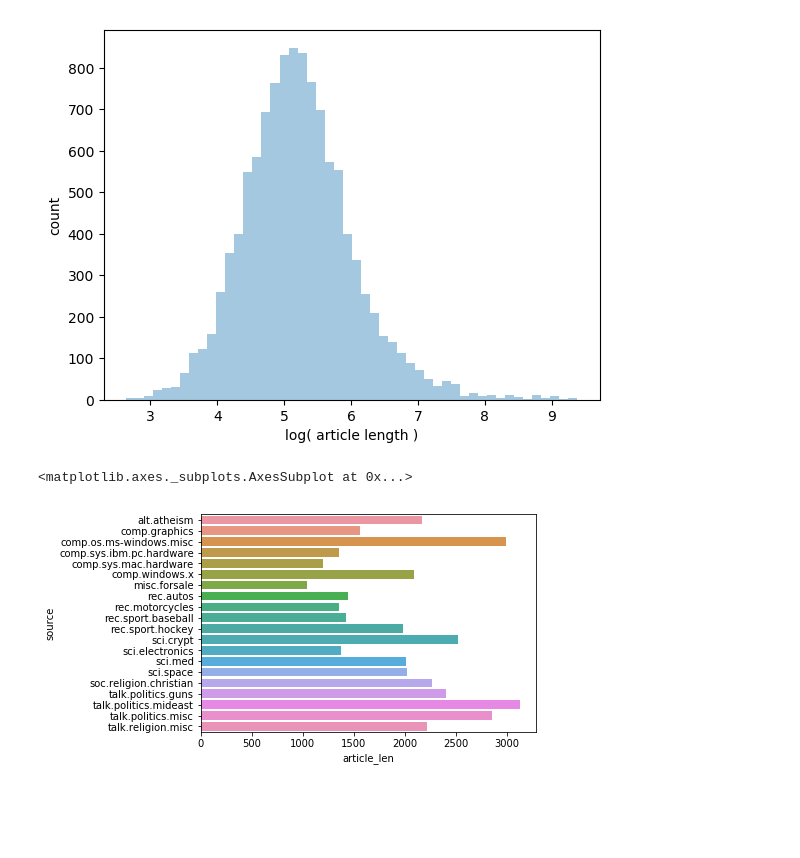
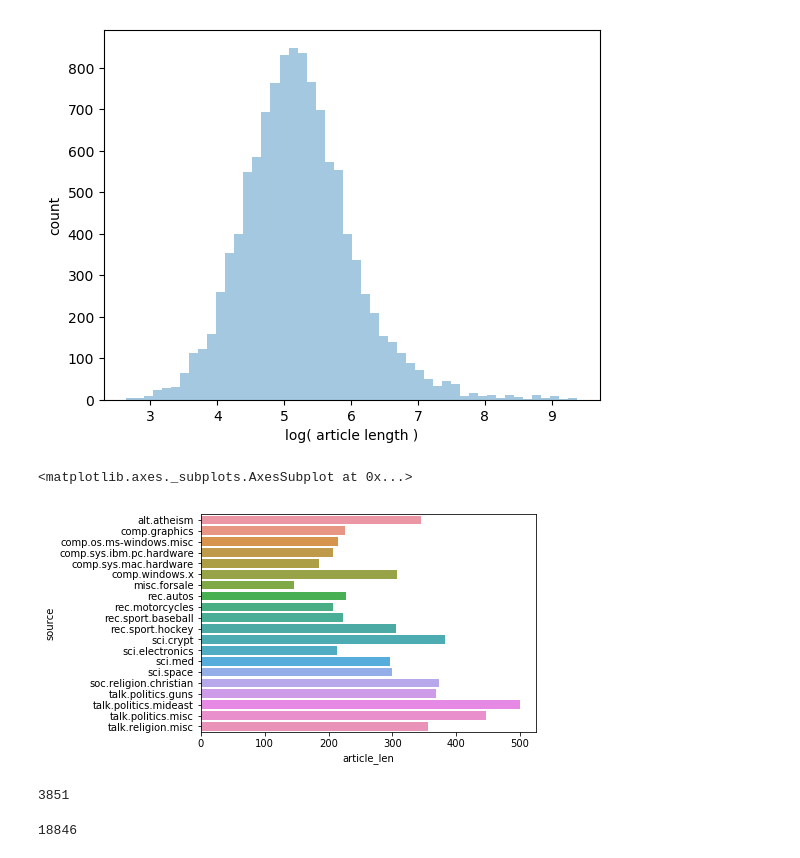
Before and after one commit to itaher1995/CS6120-Term-Project, a Jupyter notebook: data_exploration.ipynb, the cells around one changed output. Cells and saved outputs as stored; diff of their text form; code cells hidden in the pictures; blank space fills up the shorter version.

```diff
--- a/data_exploration.ipynb
+++ b/data_exploration.ipynb
@@ -145,9 +146,9 @@ train_df = pd.DataFrame({k:v for k,v in train.items() if k not in ['target_names
 # %%
 train_df = train_df.merge(pd.DataFrame(train['target_names'], columns=['source']).reset_index(), how='left', left_on = 'target', right_on='index').drop('index', axis = 1)
 # %%
-train_df['article_len'] = train_df.data.apply(len)
+train_df['article_len'] = train_df.data.str.split().apply(len)
 temp = pd.DataFrame(train_df[['article_len', 'source']].groupby(['source']).mean()).reset_index()
 sns.barplot(temp.article_len, temp.source)
 # %% [output]
 <matplotlib.axes._subplots.AxesSubplot at 0x...>
-[figure, old version]
+[figure, new version]
@@ -153,0 +159,10 @@ sns.barplot(temp.article_len, temp.source)
+# %%
+len(data[data['article_length'] > 2000])
+# %% [output]
+3851
+# %%
+ax = sns.distplot([np.log(len(a.split())) for a in train.data], kde=False)
+ax.set_xlabel('log( article length )')
+ax.set_ylabel('count')
+# %% [output]
+18846
```
Also changed, not shown: parts of 24 cells of this notebook.
